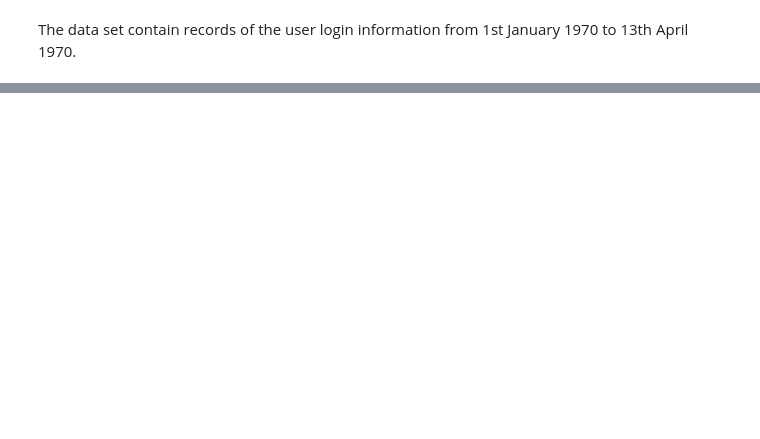
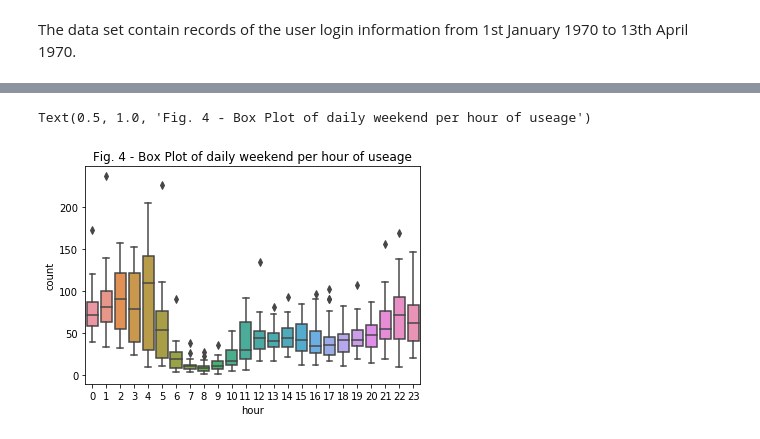
Before and after one commit to BhaskarCS/Springboard, a Jupyter notebook: ultimate_challenge/Part 1 - Exploratory data analysis.ipynb, the cells around one changed output, grey strips where cells are left out. Saved outputs shown, nothing was run; the diff lists cells and outputs as text; code cells hidden in the pictures; blank space fills up the shorter version.

```diff
--- a/ultimate_challenge/Part 1 - Exploratory data analysis.ipynb
+++ b/ultimate_challenge/Part 1 - Exploratory data analysis.ipynb
@@ -319,0 +92,6 @@ From our analysis, we can observe the following trends from the 4 months 15-minu
+# %%
+ih = intervals.resample('H').sum()
+ih['month'] = ih.index.month
+ih['day'] = ih.index.day
+ih['hour'] = ih.index.hour
+ih['weekday'] = 0
@@ -319,0 +108,19 @@ From our analysis, we can observe the following trends from the 4 months 15-minu
+# %%
+for index, row in ih.iterrows():
+    row['weekday'] = datetime.date(1970,row['month'], row['day']).weekday()
+# %%
+for index, row in ih.iterrows():
+    if row['weekday'] == 4:
+        ih.loc[index, 'weekend'] = 'Yes'
+    elif row['weekday'] == 5:
+        ih.loc[index, 'weekend'] = 'Yes'
+    elif row['weekday'] == 6:
+        ih.loc[index, 'weekend'] = 'Yes'
+    else:
+        ih.loc[index, 'weekend'] = 'No'
+# %%
+weekend_box = sns.boxplot(x="hour", y="count",data=ih[ih['weekend'] =='Yes'])
+weekend_box.set_title('Fig. 4 - Box Plot of daily weekend per hour of useage')
+# %% [output]
+Text(0.5, 1.0, 'Fig. 4 - Box Plot of daily weekend per hour of useage')
+[figure, added]
```
Also changed, not shown: parts of 44 cells of this notebook, 1 other file.
